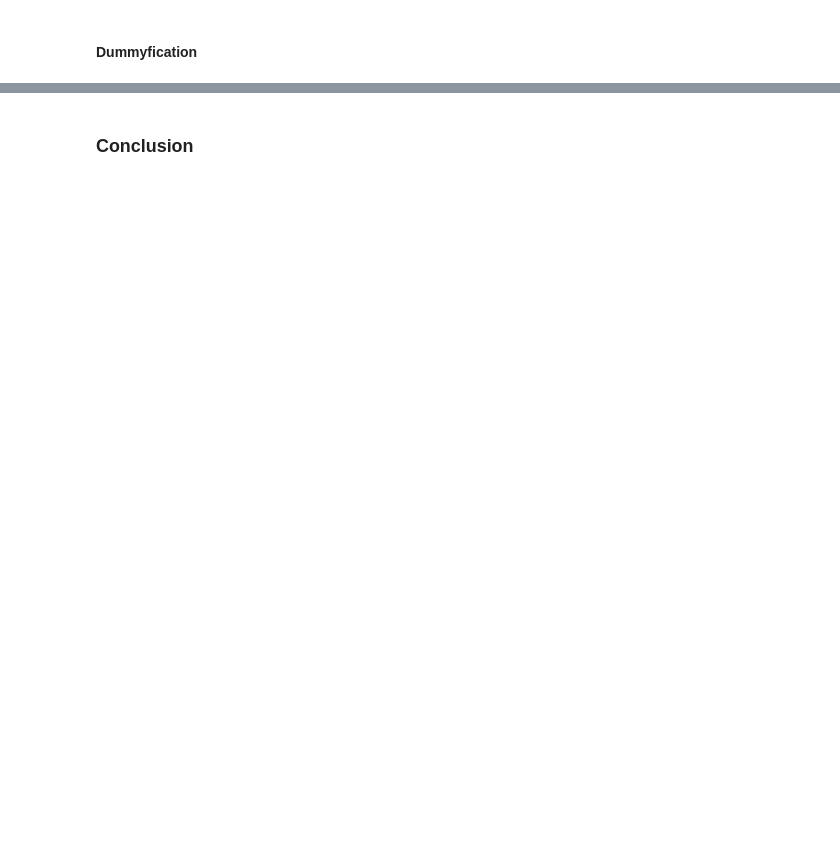
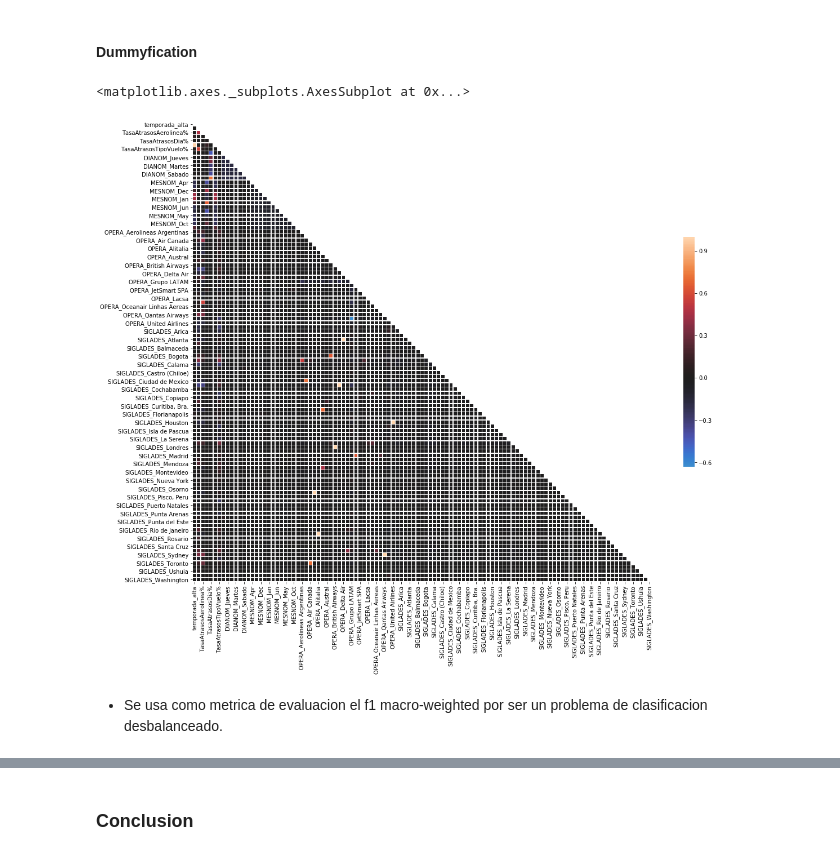
Before and after one commit to razorhedge/latam-ds-challenge, a Jupyter notebook: Notebooks/solution.ipynb, the cells around one changed output, grey strips where cells are left out. Drawn from its saved outputs; the diff is of its cells as text; code cells hidden in the pictures; blank space fills up the shorter version.

Commit message:
Updated metrics and solution

```diff
--- a/Notebooks/solution.ipynb
+++ b/Notebooks/solution.ipynb
@@ -298,7 +298,7 @@ from xgboost import XGBClassifier
 from sklearn.pipeline import Pipeline
 # %%
 Dummy_Clf = DummyClassifier(strategy = 'stratified')
-LR = LogisticRegression(n_jobs=-1, penalty='l2', max_iter=10000)
+LR = LogisticRegression(n_jobs=-1)
 RF = RandomForestClassifier(n_estimators = 100, n_jobs = -1)
 XGB = XGBClassifier(n_estimators = 100, n_jobs = -1)
 # %%
@@ -313,6 +313,21 @@ params = {
 X = pd.get_dummies(matriz_vuelos[params['columns']])
 y = matriz_vuelos[params['target']]
 X_train, X_test, y_train, y_test = train_test_split(X,y, test_size = 0.3, random_state = 66)
+# %%
+corr = X.corr()
+
+mask = np.zeros_like(corr, dtype=bool)
+mask[np.triu_indices_from(mask)] = True
+
+f, ax = plt.subplots(figsize=(20, 15))
+
+sns.heatmap(corr, mask=mask, vmax=1, center=0,
+            square=True, linewidths=.5, cbar_kws={"shrink": .5})
+# %% [output]
+<matplotlib.axes._subplots.AxesSubplot at 0x...>
+[figure, added]
+# %% [markdown]
+* Se usa como metrica de evaluacion el f1 macro-weighted por ser un problema de clasificacion desbalanceado.
 # %%
 for model in params['models']:
     pipeline = Pipeline([('Model', model)])
```
Also changed, not shown: parts of 3 cells of this notebook.
